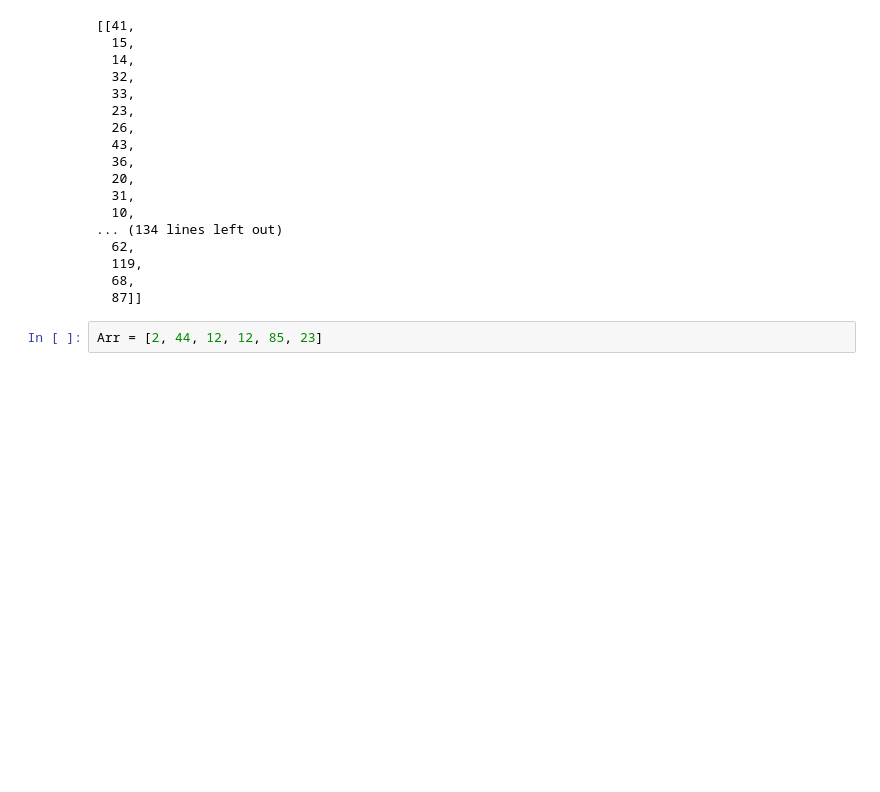
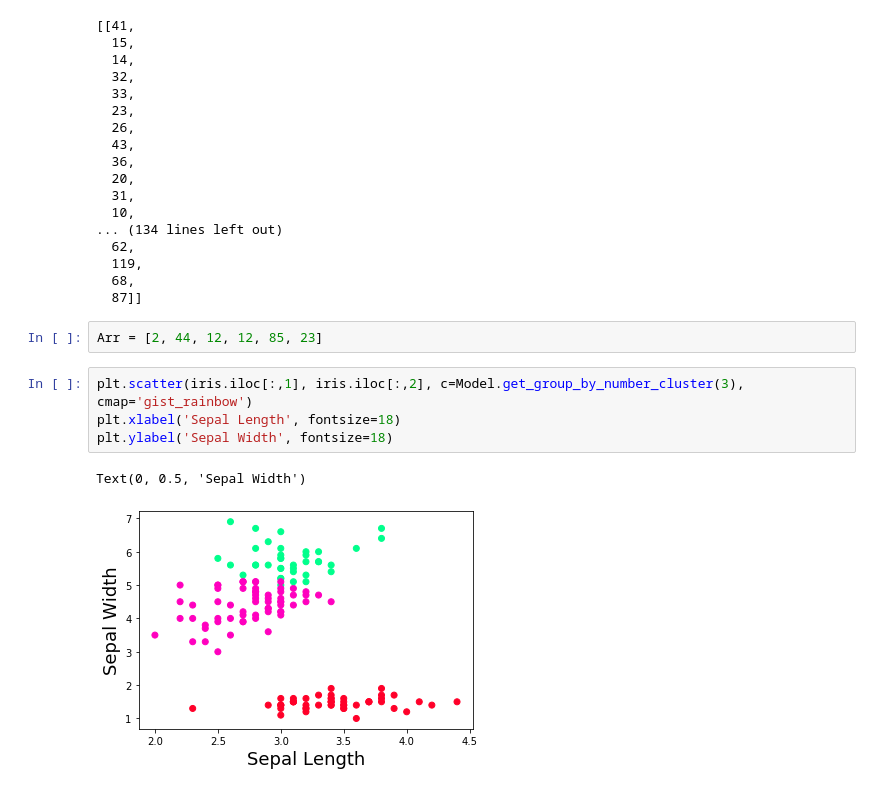
Before and after one commit to akmalamka/myKMeansAndmyAgglomerative, a Jupyter notebook: Aglomerative.ipynb, the cells around one changed output. Cells and saved outputs as stored; diff of their text form; blank space fills up the shorter version.

Commit message:
visualize aglomorative

```diff
--- a/Aglomerative.ipynb
+++ b/Aglomerative.ipynb
@@ -217,3 +218,10 @@ Model.get_result_by_treshold(20)
   87]]
 # %%
 Arr = [2, 44, 12, 12, 85, 23]
+# %%
+plt.scatter(iris.iloc[:,1], iris.iloc[:,2], c=Model.get_group_by_number_cluster(3), cmap='gist_rainbow')
+plt.xlabel('Sepal Length', fontsize=18)
+plt.ylabel('Sepal Width', fontsize=18)
+# %% [output]
+Text(0, 0.5, 'Sepal Width')
+[figure, added]
```
Also changed, not shown: parts of 6 cells of this notebook.
